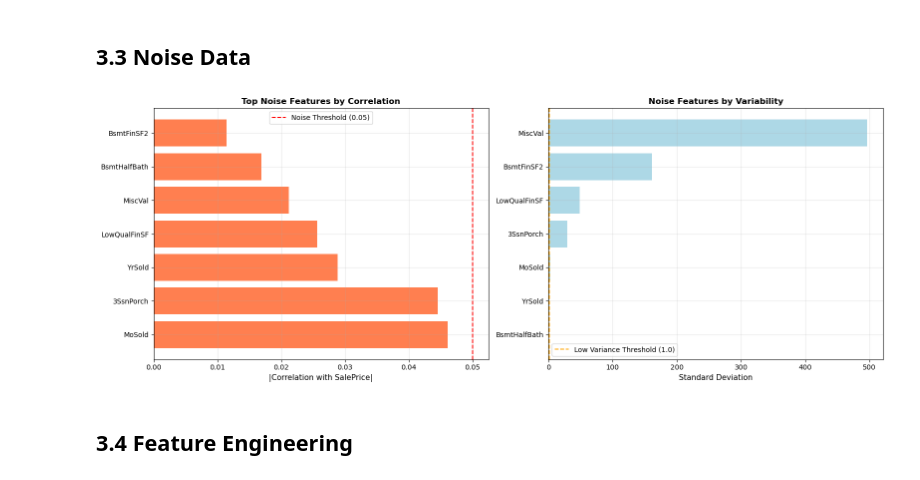
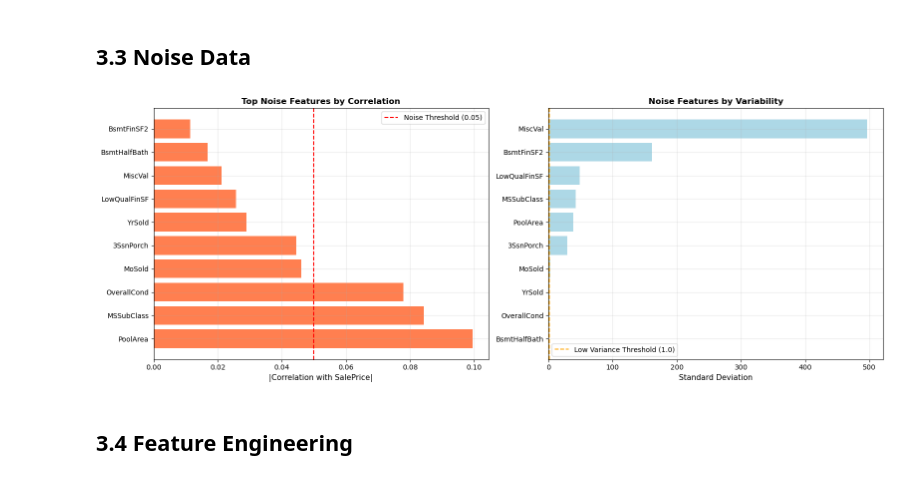
Before and after one commit to 1213dsas/MLDP-Project3, a Jupyter notebook: MLDP Program Codes Submission Template.ipynb, the cells around one changed output. Saved outputs shown, nothing was run; the diff lists cells and outputs as text; code cells hidden in the pictures.

```diff
--- a/MLDP Program Codes Submission Template.ipynb
+++ b/MLDP Program Codes Submission Template.ipynb
@@ -709,7 +709,7 @@ Removed: 2 samples
 numeric_df = df.select_dtypes(include=[np.number])
 corr_with_price = numeric_df.corr()["SalePrice"]
 
-NOISE_THRESHOLD = 0.05
+NOISE_THRESHOLD = 0.10
 noise_features = corr_with_price[abs(corr_with_price) < NOISE_THRESHOLD]
 noise_features_sorted = noise_features.sort_values()
 # %%
@@ -731,36 +731,36 @@ noise_summary = pd.DataFrame({
 })
 
 # Add variance info
 noise_summary = noise_summary.merge(
     variance_analysis[['Feature', 'Std', 'Unique_Values']],
     on='Feature',
     how='left'
 )
 
 fig, axes = plt.subplots(1, 2, figsize=(16, 6))
 
 # Plot 1: Correlation with SalePrice (Absolute Values)
-top_noise = noise_summary.sort_values('Abs_Corr', ascending=False).head(15)
+top_noise = noise_summary.sort_values('Abs_Corr', ascending=False)
 axes[0].barh(top_noise['Feature'], top_noise['Abs_Corr'], color='coral')
 axes[0].axvline(x=0.05, color='red', linestyle='--', label='Noise Threshold (0.05)')
 axes[0].set_xlabel('|Correlation with SalePrice|', fontsize=11)
 axes[0].set_title('Top Noise Features by Correlation', fontsize=12, fontweight='bold')
 axes[0].legend()
 axes[0].grid(alpha=0.3)
 
 # Plot 2: Standard Deviation
-top_noise_std = noise_summary.sort_values('Std').head(15)
+top_noise_std = noise_summary.sort_values('Std')
 axes[1].barh(top_noise_std['Feature'], top_noise_std['Std'], color='lightblue')
 axes[1].axvline(x=1.0, color='orange', linestyle='--', label='Low Variance Threshold (1.0)')
 axes[1].set_xlabel('Standard Deviation', fontsize=11)
 axes[1].set_title('Noise Features by Variability', fontsize=12, fontweight='bold')
 axes[1].legend()
 axes[1].grid(alpha=0.3)
 
 plt.tight_layout()
 plt.show()
 # %% [output]
-[figure, old version]
+[figure, new version]
 # %% [markdown]
 ## 3.4 Feature Engineering
 # %%
```
Also changed, not shown: parts of 14 cells of this notebook.
